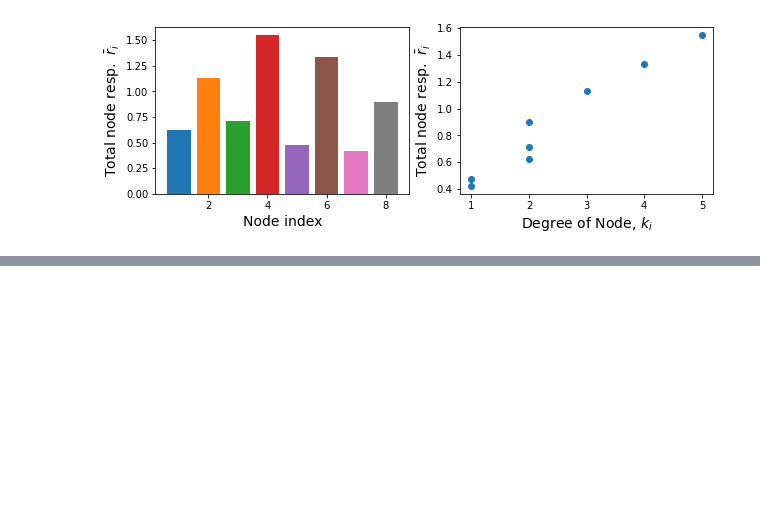
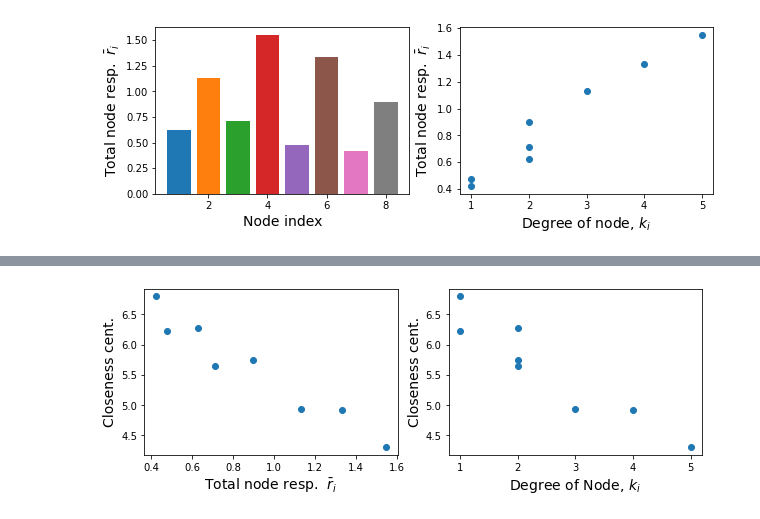
Before and after one commit to mb-BCA/SiReNetA_Tutorials, a Jupyter notebook: Tutorial_Notebooks/1_GettingStarted.ipynb, the cells around one changed output, grey strips where cells are left out. Saved outputs shown, nothing was run; the diff lists cells and outputs as text; code cells hidden in the pictures; blank space fills up the shorter version.

```diff
--- a/Tutorial_Notebooks/1_GettingStarted.ipynb
+++ b/Tutorial_Notebooks/1_GettingStarted.ipynb
@@ -316,0 +321,18 @@ COMMENT SOMETHING !!
+# %%
+# Compute closeness centrality from time-to-peak distances
+c_nodes = ttpdist.sum(axis=1)
+
+plt.figure(figsize=(10,3))
+# Compare centrality with total node responses
+plt.subplot(1,2,1)
+plt.scatter(totr_nodes,c_nodes)
+plt.xlabel( 'Total node resp.  $\\bar{r}_i$' );
+plt.ylabel( 'Closeness cent.');
+
+# Compare centrality with degree
+plt.subplot(1,2,2)
+plt.scatter(deg,c_nodes)
+plt.xlabel('Degree of Node, $k_i$');
+plt.ylabel( 'Closeness cent.');
+# %% [output]
+[figure, added]
```
Also changed, not shown: parts of 11 cells of this notebook.
